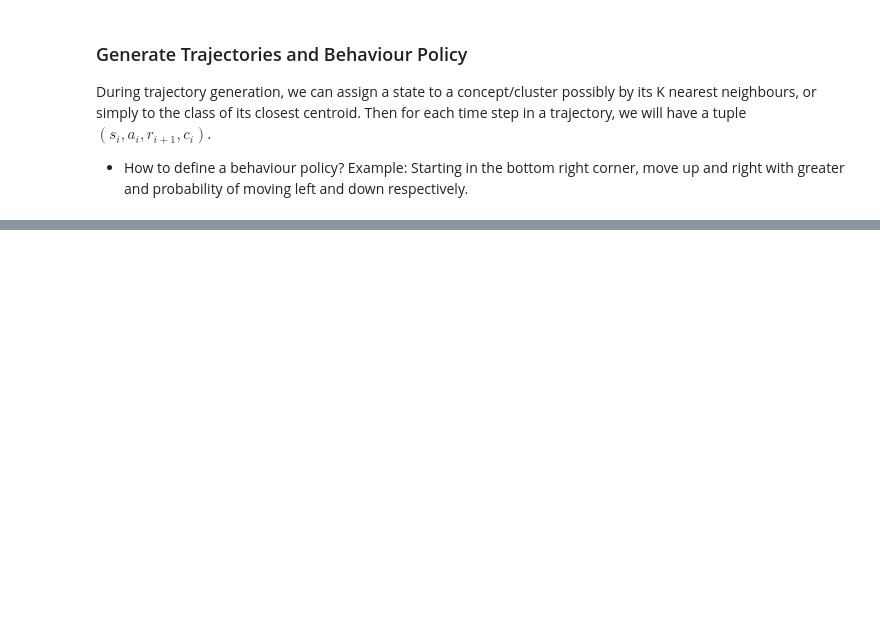
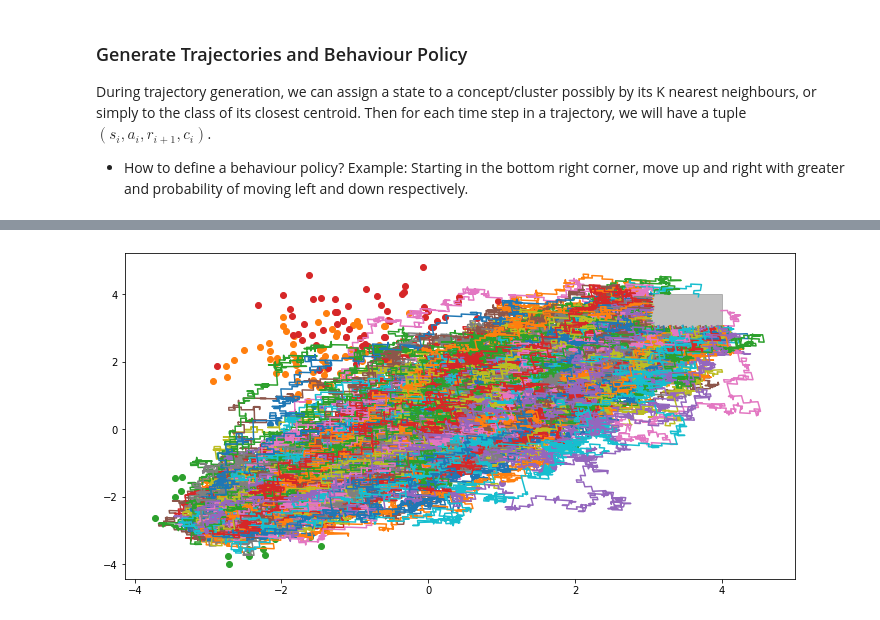
Before and after one commit to jackteversham/concepts-ope, a Jupyter notebook: toy_concepts_regression.ipynb, the cells around one changed output, grey strips where cells are left out. Drawn from its saved outputs; the diff is of its cells as text; code cells hidden in the pictures; blank space fills up the shorter version.

Commit message:
creating many trajectories through multiple concepts and saving against rewards.

```diff
--- a/toy_concepts_regression.ipynb
+++ b/toy_concepts_regression.ipynb
@@ -106,0 +168,18 @@ Reward: -44
+# %%
+#Visualise all trajectories
+fig, ax2 = plt.subplots(figsize=(12,6))
+for history in trajectories:
+    history = np.array(history)
+    plt.plot(history[:, 0], history[:, 1], label="Trajectory")
+rect = patches.Rectangle([3, 3], 1, 1, fill=True, color="grey", alpha=0.5)
+ax2.add_patch(rect)
+
+for i in range(num_concepts):
+    start = i*examples_per_concept
+    end = (i+1)*examples_per_concept
+    plt.scatter(clusters[start:end,0], clusters[start:end,1], label=f"Cluster {i}")
+
+# plt.legend()
+plt.show()
+# %% [output]
+[figure, added]
```
Also changed, not shown: parts of 9 cells of this notebook, 3 other files.
